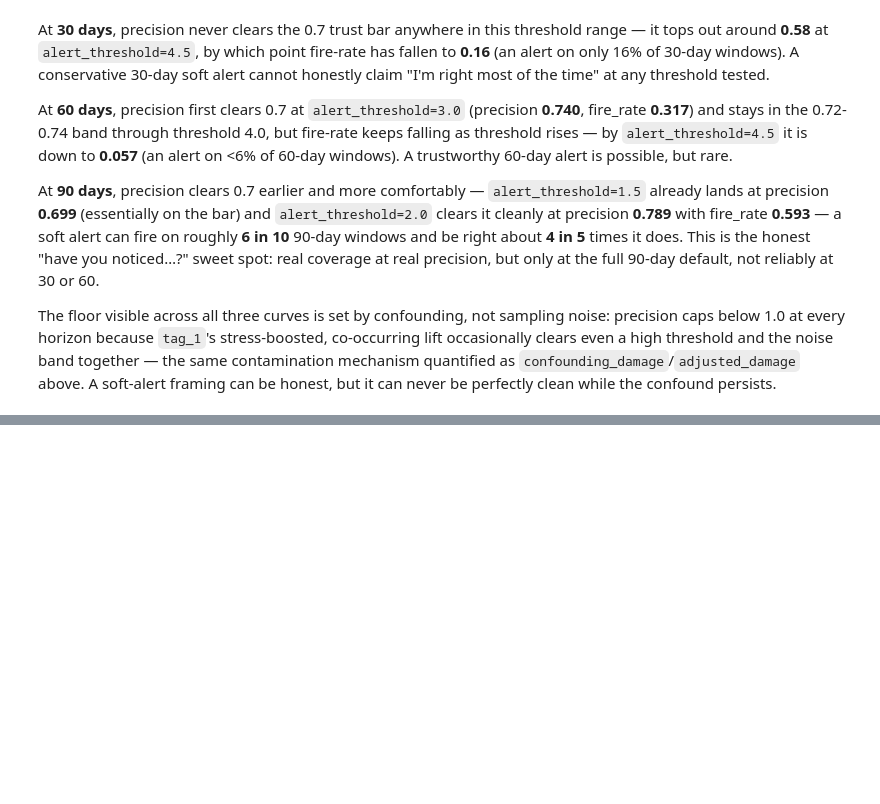
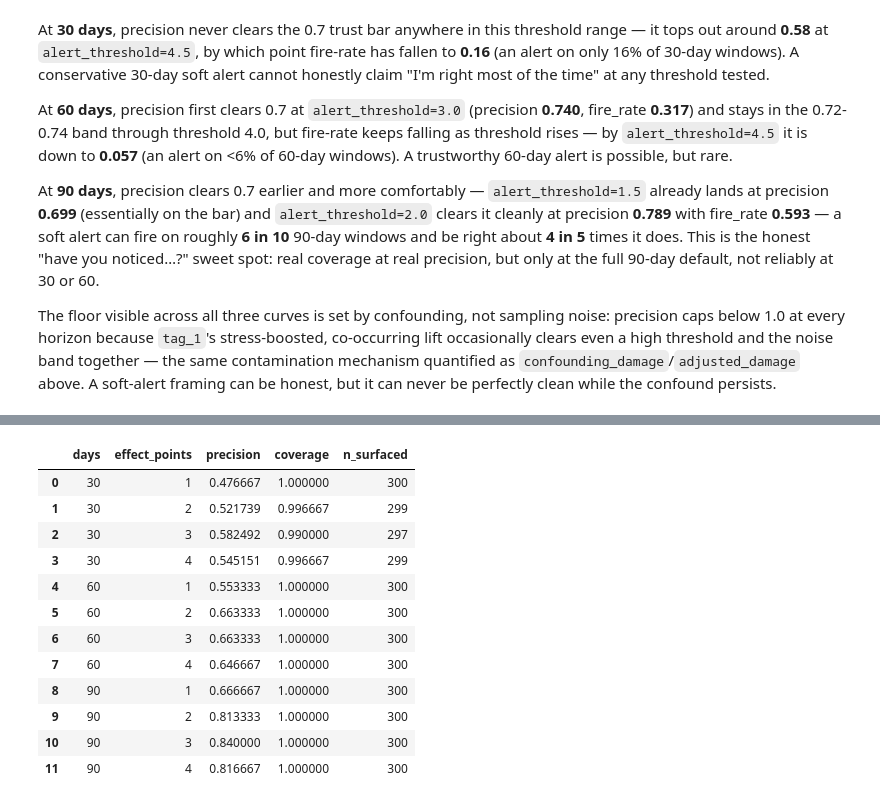
Before and after one commit to mgballou/suivre-insights-poc, a Jupyter notebook: notebooks/01_lag_lift_spike.ipynb, the cells around one changed output, grey strips where cells are left out. Saved outputs shown, nothing was run; the diff lists cells and outputs as text; code cells hidden in the pictures; blank space fills up the shorter version.

```diff
--- a/notebooks/01_lag_lift_spike.ipynb
+++ b/notebooks/01_lag_lift_spike.ipynb
@@ -868,0 +929,26 @@ completes in well under a minute at that scale; no stability/speed trade-off was
+# %%
+EFFECTS_PUSHHARDER = [1, 2, 3, 4]
+DAYS_PUSHHARDER = [30, 60, 90]
+
+pushharder_rows = []
+for d in DAYS_PUSHHARDER:
+    for e in EFFECTS_PUSHHARDER:
+        cfg = replace(SimConfig(), effect_points=e)
+        r = top_hint_precision(cfg, days=d, n_datasets=N_DATASETS_DEEPDIVE, require_noise_band=True)
+        pushharder_rows.append({"days": d, "effect_points": e, **r})
+pushharder_sweep = pd.DataFrame(pushharder_rows)
+pushharder_sweep
+# %% [output]
+|  | days | effect_points | precision | coverage | n_surfaced |
+| 0 | 30 | 1 | 0.476667 | 1.000000 | 300 |
+| 1 | 30 | 2 | 0.521739 | 0.996667 | 299 |
+| 2 | 30 | 3 | 0.582492 | 0.990000 | 297 |
+| 3 | 30 | 4 | 0.545151 | 0.996667 | 299 |
+| 4 | 60 | 1 | 0.553333 | 1.000000 | 300 |
+| 5 | 60 | 2 | 0.663333 | 1.000000 | 300 |
+| 6 | 60 | 3 | 0.663333 | 1.000000 | 300 |
+| 7 | 60 | 4 | 0.646667 | 1.000000 | 300 |
+| 8 | 90 | 1 | 0.666667 | 1.000000 | 300 |
+| 9 | 90 | 2 | 0.813333 | 1.000000 | 300 |
+| 10 | 90 | 3 | 0.840000 | 1.000000 | 300 |
+| 11 | 90 | 4 | 0.816667 | 1.000000 | 300 |
```
Also changed, not shown: parts of 7 cells of this notebook, 1 other file.
